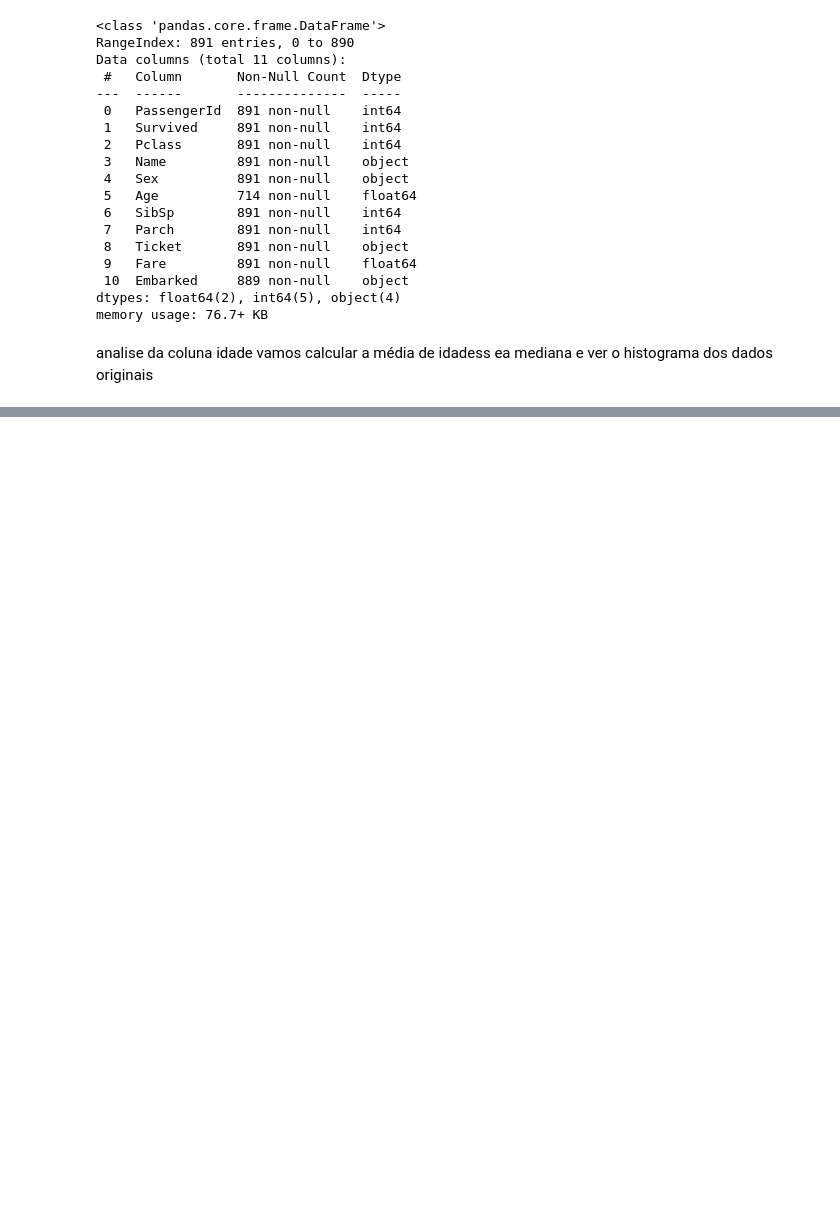
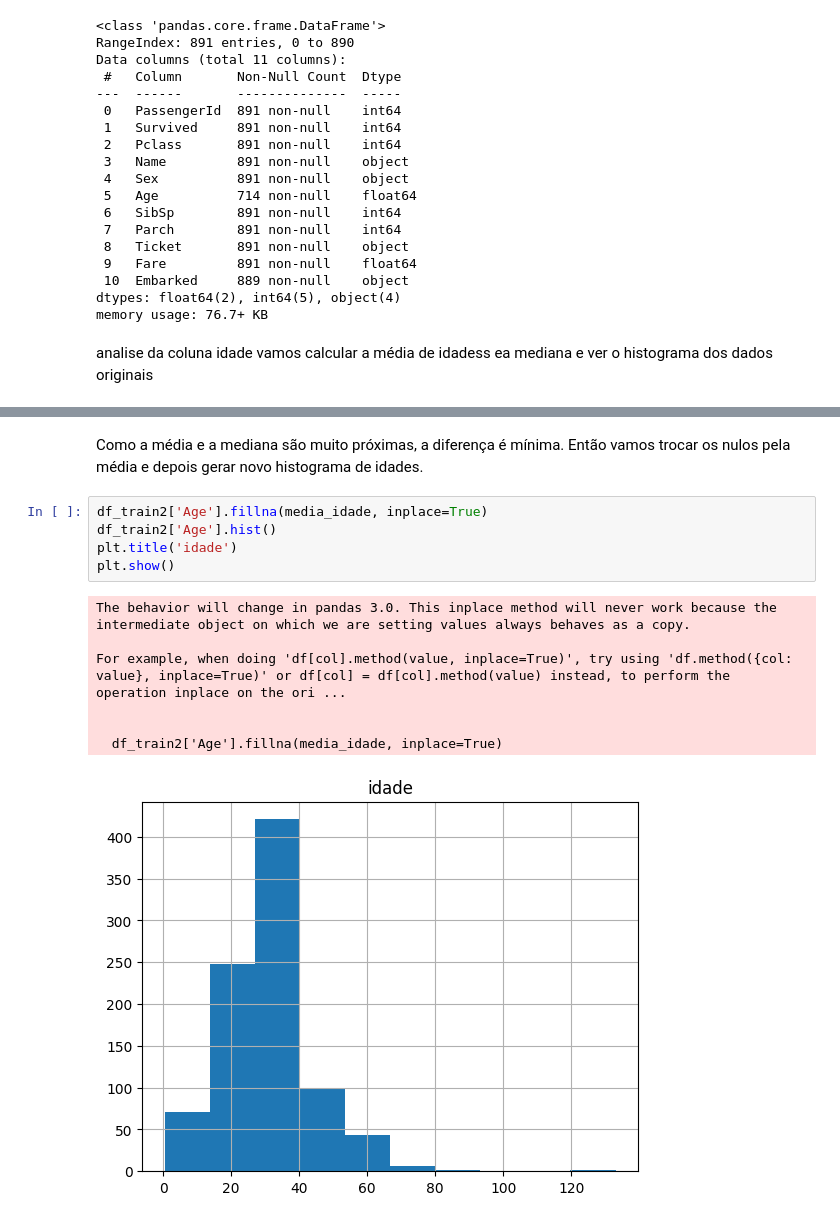
Before and after one commit to VyPython/VP_Program, a Jupyter notebook: FT14/ftq14.ipynb, the cells around one changed output, grey strips where cells are left out. Drawn from its saved outputs; the diff is of its cells as text; blank space fills up the shorter version.

```diff
--- a/FT14/ftq14.ipynb
+++ b/FT14/ftq14.ipynb
@@ -180,0 +186,15 @@ print(mediana_idade)
+# %% [markdown]
+Como a média e a mediana são muito próximas, a diferença é mínima. Então vamos trocar os nulos pela média e depois gerar novo histograma de idades.
+# %%
+df_train2['Age'].fillna(media_idade, inplace=True)
+df_train2['Age'].hist()
+plt.title('idade')
+plt.show()
+# %% [output]
+The behavior will change in pandas 3.0. This inplace method will never work because the intermediate object on which we are setting values always behaves as a copy.
+
+For example, when doing 'df[col].method(value, inplace=True)', try using 'df.method({col: value}, inplace=True)' or df[col] = df[col].method(value) instead, to perform the operation inplace on the ori ...
+
+
+  df_train2['Age'].fillna(media_idade, inplace=True)
+[figure, added]
```
Also changed, not shown: parts of 5 cells of this notebook.
